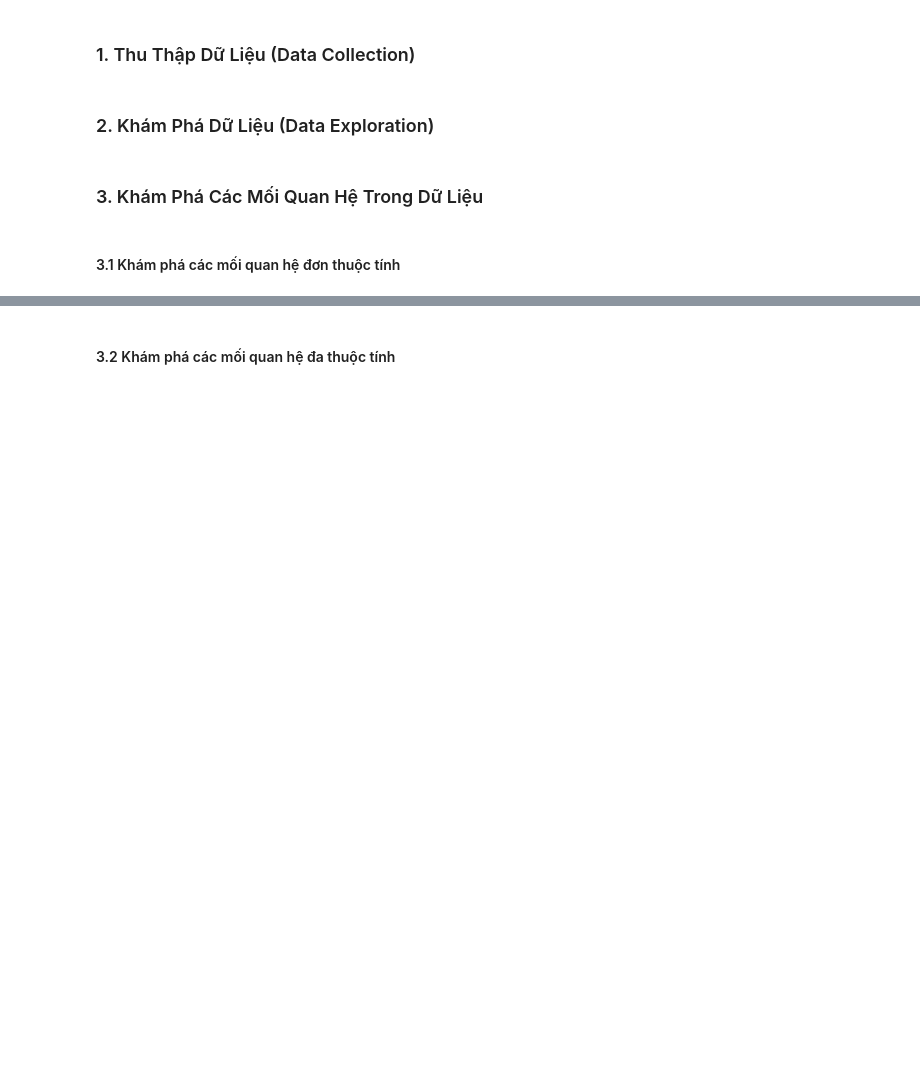
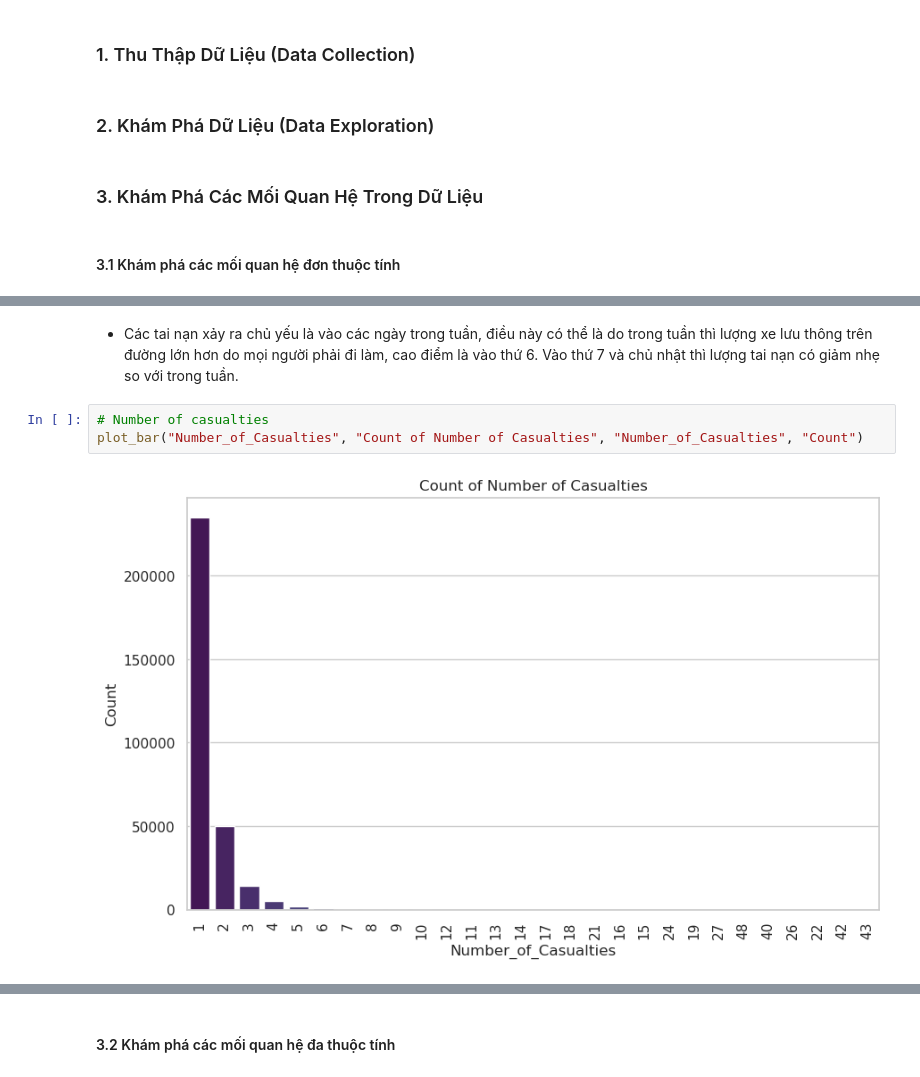
Before and after one commit to Baduc81/Data-Visualization-Lab01, a Jupyter notebook: Visualiztion.ipynb, the cells around one changed output, grey strips where cells are left out. Drawn from its saved outputs; the diff is of its cells as text; blank space fills up the shorter version.

```diff
--- a/Visualiztion.ipynb
+++ b/Visualiztion.ipynb
@@ -20,0 +109,7 @@ df = pd.read_csv('Data/Road Accident Data.csv')
+# %% [markdown]
+- Các tai nạn xảy ra chủ yếu là vào các ngày trong tuần, điều này có thể là do trong tuần thì lượng xe lưu thông trên đường lớn hơn do mọi người phải đi làm, cao điểm là vào thứ 6. Vào thứ 7 và chủ nhật thì lượng tai nạn có giảm nhẹ so với trong tuần.
+# %%
+# Number of casualties
+plot_bar("Number_of_Casualties", "Count of Number of Casualties", "Number_of_Casualties", "Count")
+# %% [output]
+[figure, added]
```
Also changed, not shown: parts of 26 cells of this notebook.
